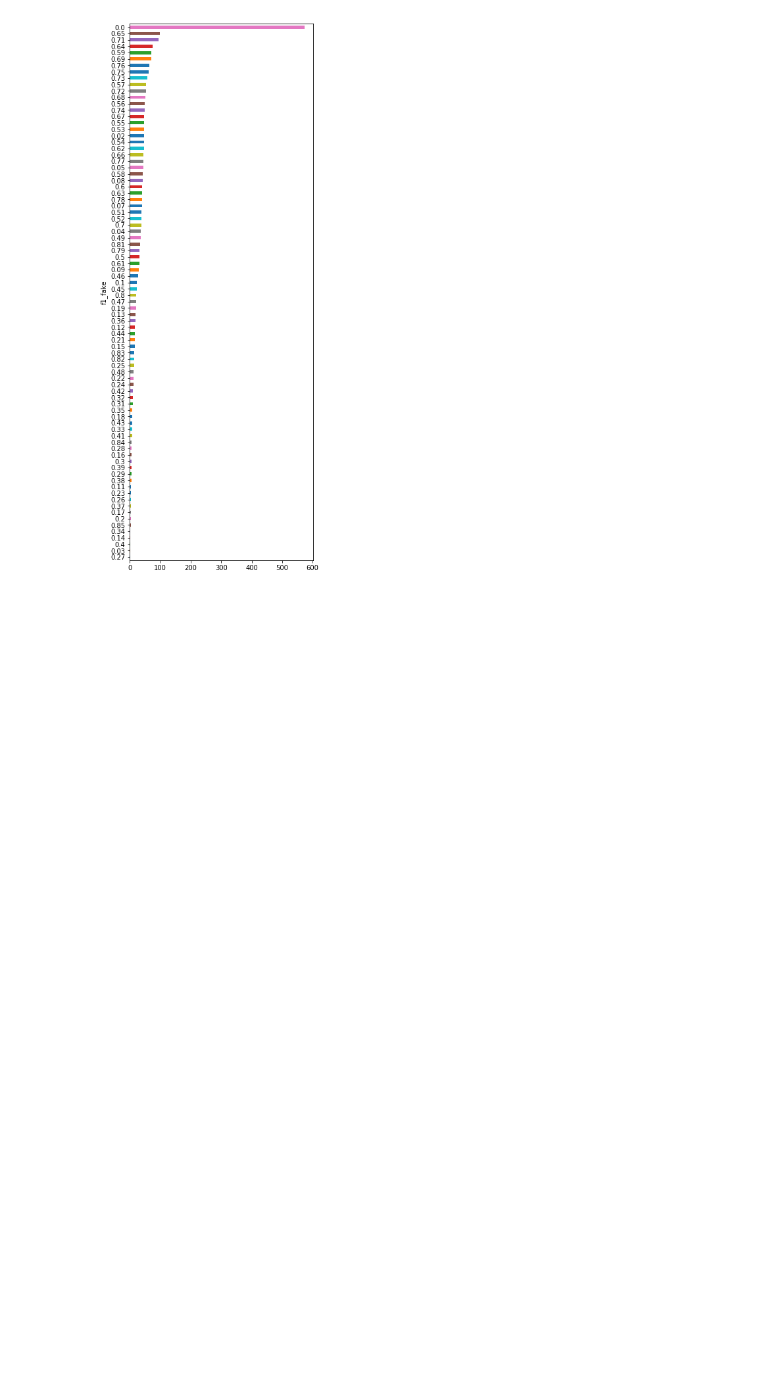
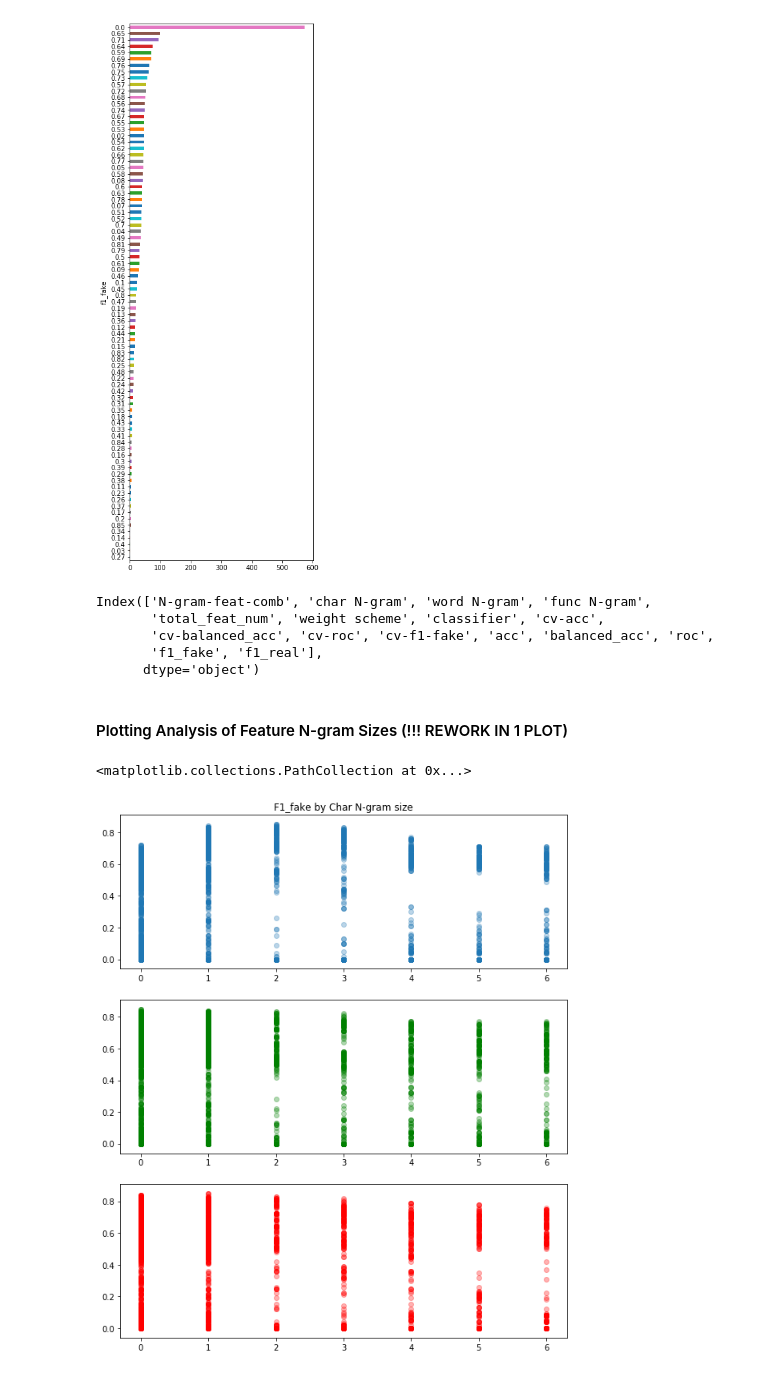
Before and after one commit to MaazAmjad/Urdu_Fake_News, a Jupyter notebook: ResultAnalysis.ipynb, the cells around one changed output. Saved outputs shown, nothing was run; the diff lists cells and outputs as text; code cells hidden in the pictures; blank space fills up the shorter version.

```diff
--- a/ResultAnalysis.ipynb
+++ b/ResultAnalysis.ipynb
@@ -433,3 +536,25 @@ results.groupby('f1_fake').size().sort_values().plot(kind='barh')
 # %% [output]
 <matplotlib.axes._subplots.AxesSubplot at 0x...>
 [figure]
+# %%
+results.columns
+# %% [output]
+Index(['N-gram-feat-comb', 'char N-gram', 'word N-gram', 'func N-gram',
+       'total_feat_num', 'weight scheme', 'classifier', 'cv-acc',
+       'cv-balanced_acc', 'cv-roc', 'cv-f1-fake', 'acc', 'balanced_acc', 'roc',
+       'f1_fake', 'f1_real'],
+      dtype='object')
+# %% [markdown]
+#### Plotting Analysis of Feature N-gram Sizes  (!!! REWORK IN 1 PLOT)
+# %%
+from matplotlib import pyplot as plt
+
+figure, ax = plt.subplots(ncols=1, nrows=3, figsize=(10, 12))
+
+ax[0].scatter(results['char N-gram'], results['f1_fake'], alpha=0.3)
+ax[0].set_title('F1_fake by Char N-gram size')
+ax[1].scatter(results['word N-gram'], results['f1_fake'], alpha=0.3, color='green')
+ax[2].scatter(results['func N-gram'], results['f1_fake'], alpha=0.3, color='red')
+# %% [output]
+<matplotlib.collections.PathCollection at 0x...>
+[figure, added]
```
Also changed, not shown: parts of 27 cells of this notebook.
